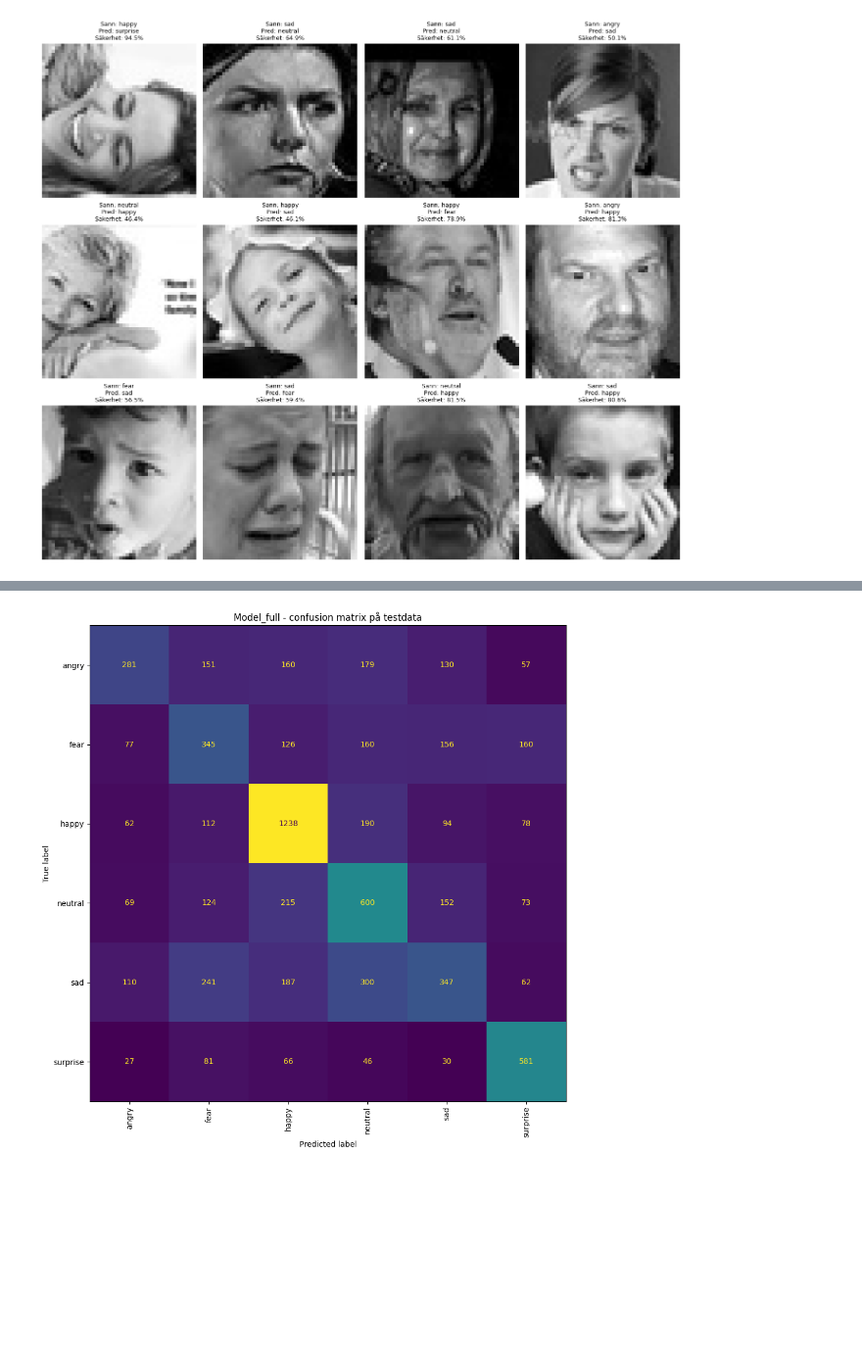
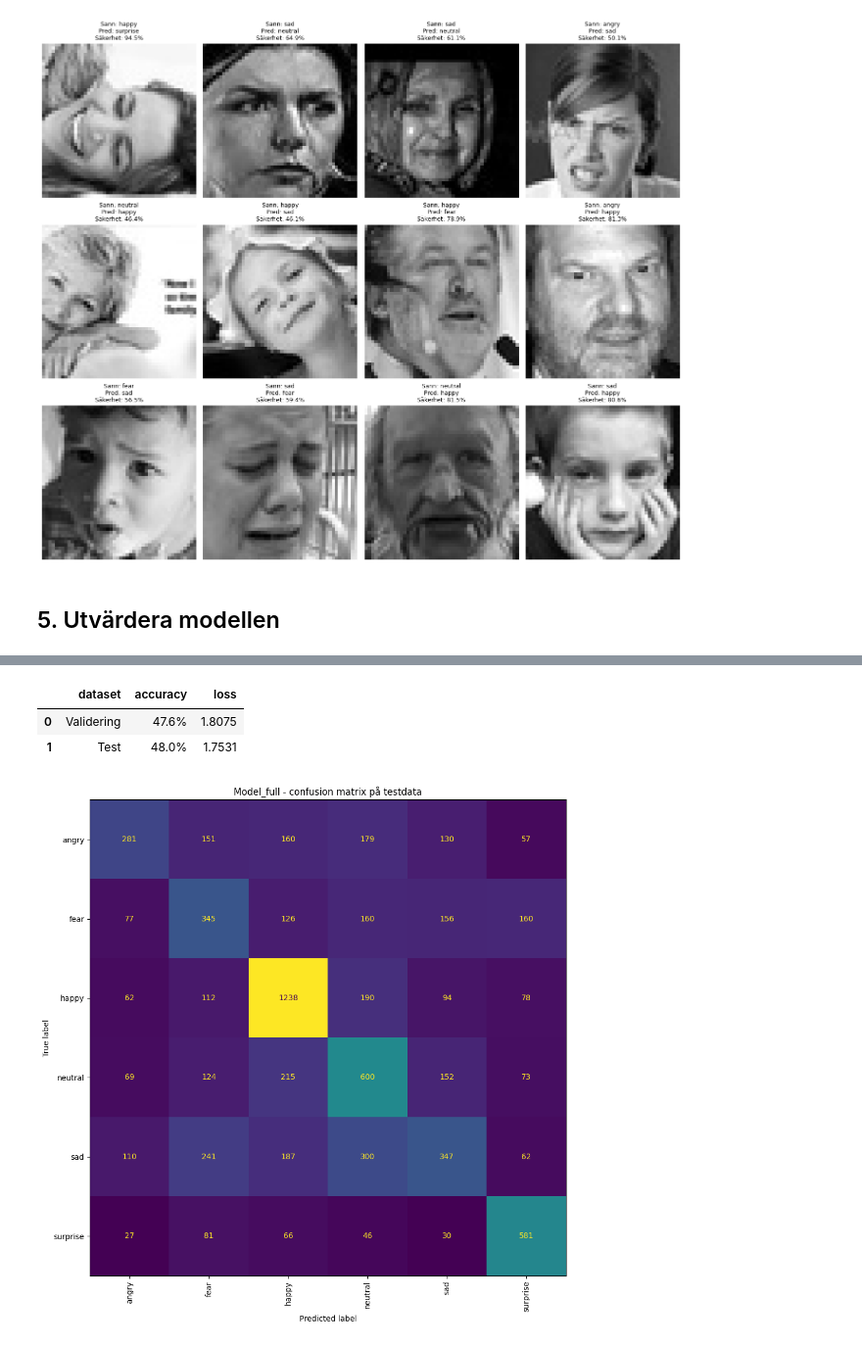
Before and after one commit to MalinMo/Ansiktsuttryck_DL, a Jupyter notebook: report.ipynb, the cells around one changed output, grey strips where cells are left out. Shown at 98% size. Saved outputs shown, nothing was run; the diff lists cells and outputs as text; code cells hidden in the pictures; blank space fills up the shorter version.

```diff
--- a/report.ipynb
+++ b/report.ipynb
@@ -910,11 +910,19 @@ Antal felklassificerade exempel: 2966
 [figure]
 # %%
 model_full.save("model_full.keras")
+# %% [markdown]
+## 5. Utvärdera modellen
 # %%
 model_full = keras.models.load_model("model_full.keras")
 
 test_loss, test_accuracy = model_full.evaluate(X_test_filtered, y_test_filtered, verbose=0)
 
-print(f"Test loss:     {test_loss:.4f}")
-print(f"Test accuracy: {test_accuracy:.4f}")
+comparison_overall = pd.DataFrame([
+    {"dataset": "Validering", "accuracy": r_full["val_accuracy"], "loss": r_full["val_loss"]},
+    {"dataset": "Test", "accuracy": test_accuracy, "loss": test_loss}
+])
+
+comparison_overall.style\
+    .format({"accuracy": "{:.1%}", "loss": "{:.4f}"})\
+    .background_gradient(subset=["accuracy"], cmap="RdYlGn")
 # %% [output]
@@ -923,3 +929,6 @@ Test accuracy: 0.4800
+|  | dataset | accuracy | loss |
+| 0 | Validering | 47.6% | 1.8075 |
+| 1 | Test | 48.0% | 1.7531 |
 # %%
 test_pred, test_proba = predict_classes(model_full, X_test_filtered)
 
```
Also changed, not shown: parts of 6 cells of this notebook.
